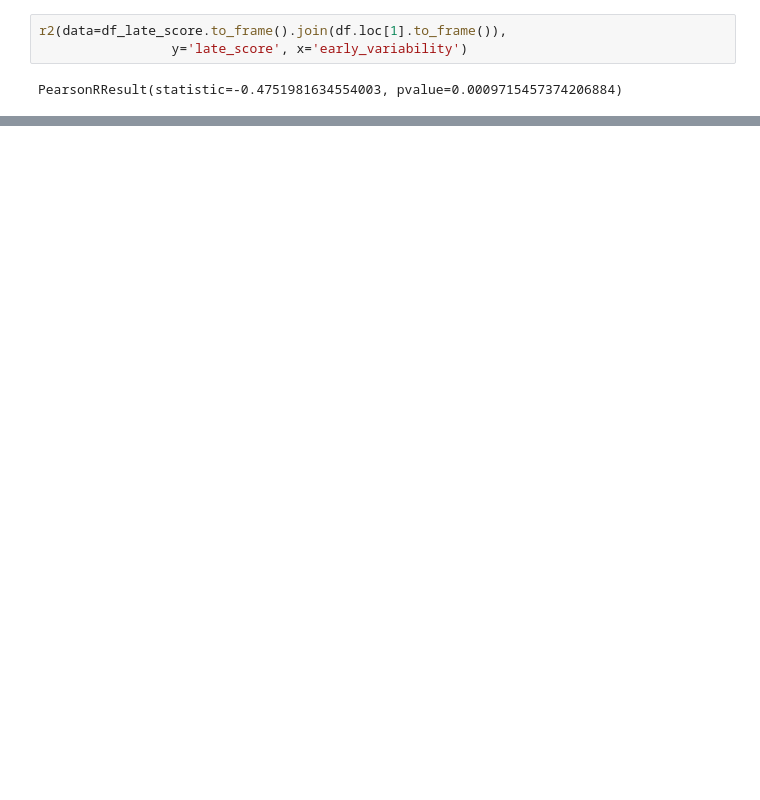
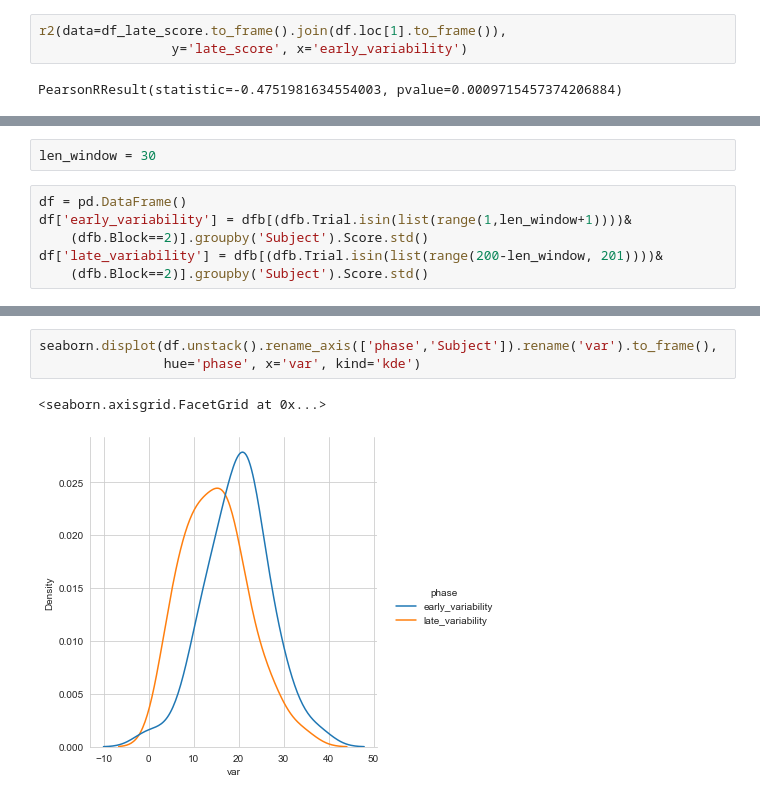
Before and after one commit to qniksefat/gradient-notebooks, a Jupyter notebook: large-manifold-nbs/5.2-variability.ipynb, the cells around one changed output, grey strips where cells are left out. Saved outputs shown, nothing was run; the diff lists cells and outputs as text; blank space fills up the shorter version.

```diff
--- a/large-manifold-nbs/5.2-variability.ipynb
+++ b/large-manifold-nbs/5.2-variability.ipynb
@@ -153,0 +156,8 @@ PearsonRResult(statistic=-0.4751981634554003, pvalue=0.0009715457374206884)
+# %%
+len_window = 30
+# %%
+df = pd.DataFrame()
+df['early_variability'] = dfb[(dfb.Trial.isin(list(range(1,len_window+1))))&
+    (dfb.Block==2)].groupby('Subject').Score.std()
+df['late_variability'] = dfb[(dfb.Trial.isin(list(range(200-len_window, 201))))&
+    (dfb.Block==2)].groupby('Subject').Score.std()
@@ -153,0 +174,6 @@ PearsonRResult(statistic=-0.4751981634554003, pvalue=0.0009715457374206884)
+# %%
+seaborn.displot(df.unstack().rename_axis(['phase','Subject']).rename('var').to_frame(),
+                hue='phase', x='var', kind='kde')
+# %% [output]
+<seaborn.axisgrid.FacetGrid at 0x...>
+[figure, added]
```
Also changed, not shown: parts of 36 cells of this notebook.
